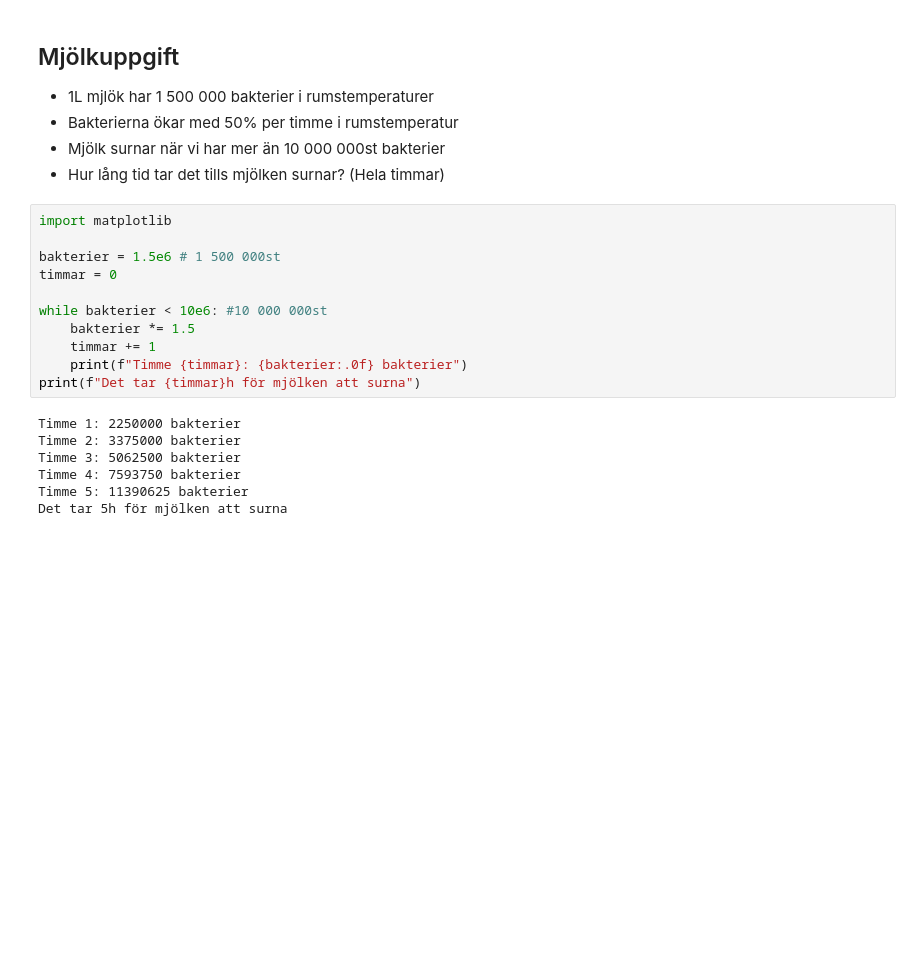
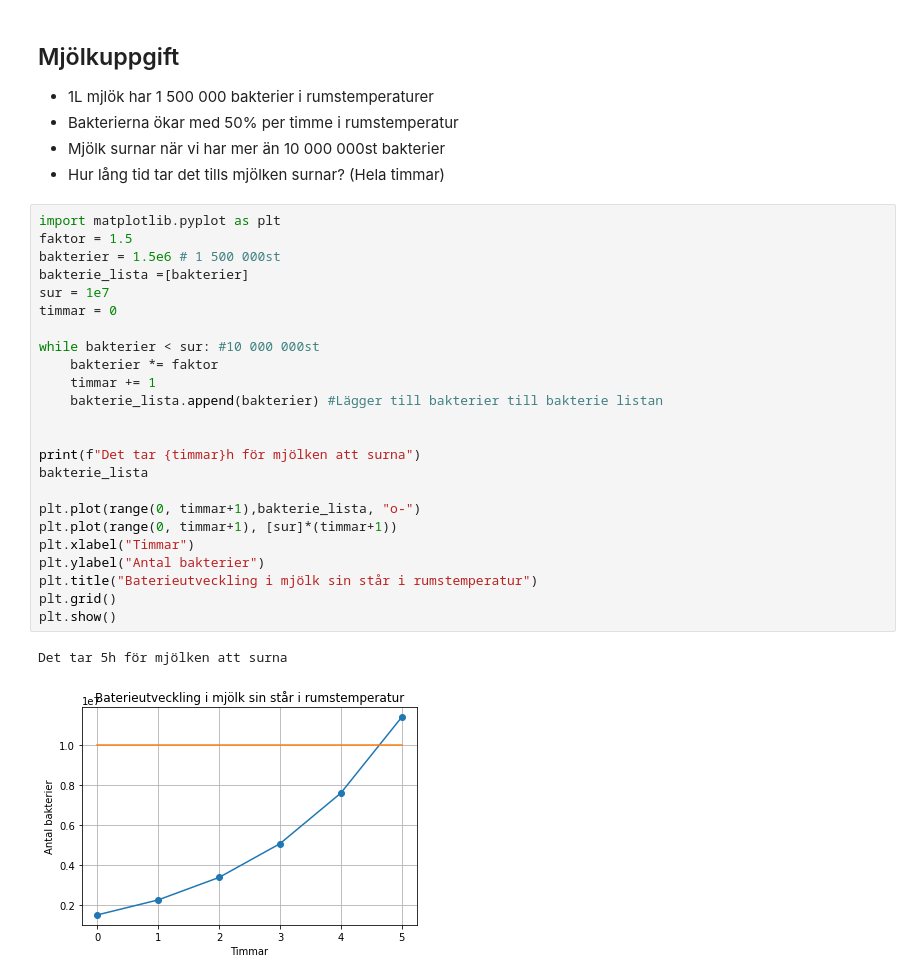
Before and after one commit to LukasKallstrom/python-programmering-LukasKallstrom, a Jupyter notebook: Code-Along/2_while_statements.ipynb, the cells around one changed output. Saved outputs shown, nothing was run; the diff lists cells and outputs as text; blank space fills up the shorter version.

Commit message:
continued while + matplotlib test

```diff
--- a/Code-Along/2_while_statements.ipynb
+++ b/Code-Along/2_while_statements.ipynb
@@ -59,20 +59,29 @@ while birds >= 800:
 - Mjölk surnar när vi har mer än 10 000 000st bakterier
 - Hur lång tid tar det tills mjölken surnar? (Hela timmar)
 # %%
-import matplotlib
-
+import matplotlib.pyplot as plt
+faktor = 1.5
 bakterier = 1.5e6 # 1 500 000st
+bakterie_lista =[bakterier]
+sur = 1e7
 timmar = 0
 
-while bakterier < 10e6: #10 000 000st
-    bakterier *= 1.5
+while bakterier < sur: #10 000 000st
+    bakterier *= faktor
     timmar += 1
-    print(f"Timme {timmar}: {bakterier:.0f} bakterier")
+    bakterie_lista.append(bakterier) #Lägger till bakterier till bakterie listan
+
+
 print(f"Det tar {timmar}h för mjölken att surna")
+bakterie_lista
+
+plt.plot(range(0, timmar+1),bakterie_lista, "o-")
+plt.plot(range(0, timmar+1), [sur]*(timmar+1))
+plt.xlabel("Timmar")
+plt.ylabel("Antal bakterier")
+plt.title("Baterieutveckling i mjölk sin står i rumstemperatur")
+plt.grid()
+plt.show()
 # %% [output]
-Timme 1: 2250000 bakterier
-Timme 2: 3375000 bakterier
-Timme 3: 5062500 bakterier
-Timme 4: 7593750 bakterier
-Timme 5: 11390625 bakterier
 Det tar 5h för mjölken att surna
+[figure, added]
```
